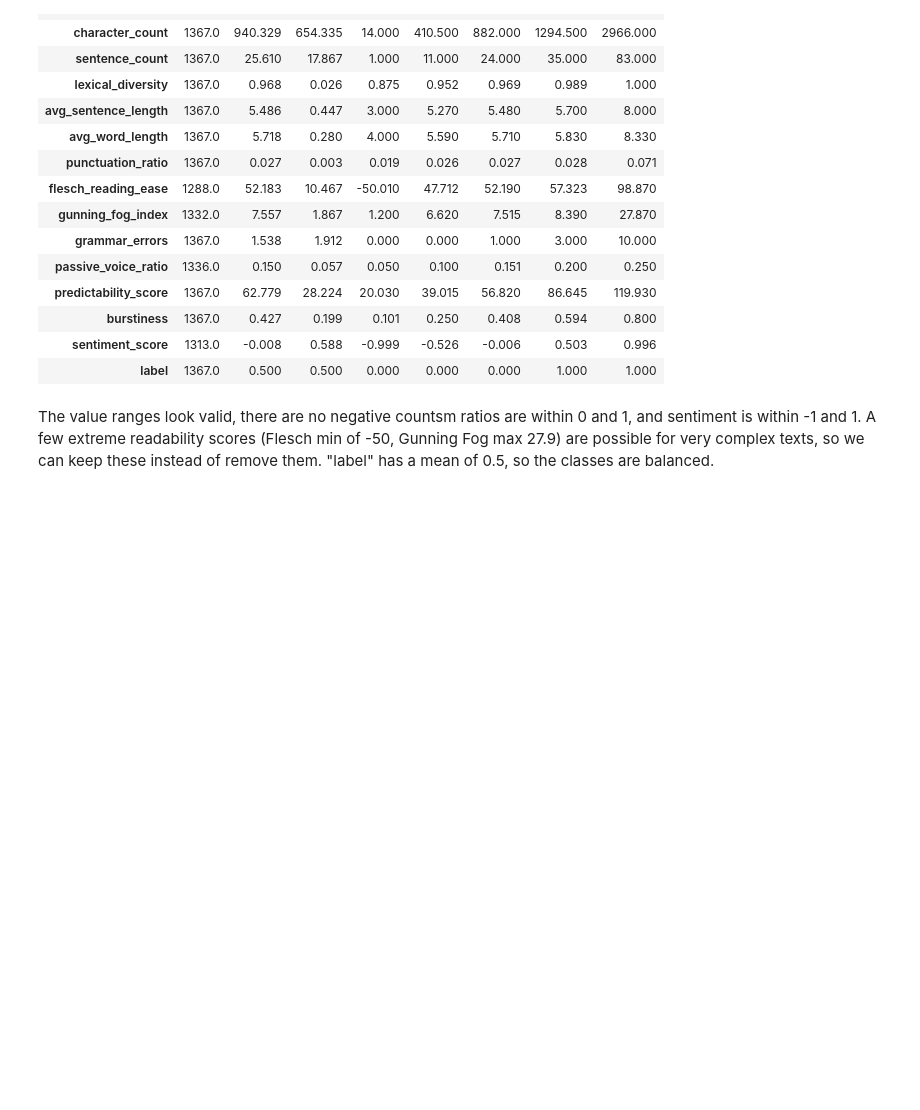
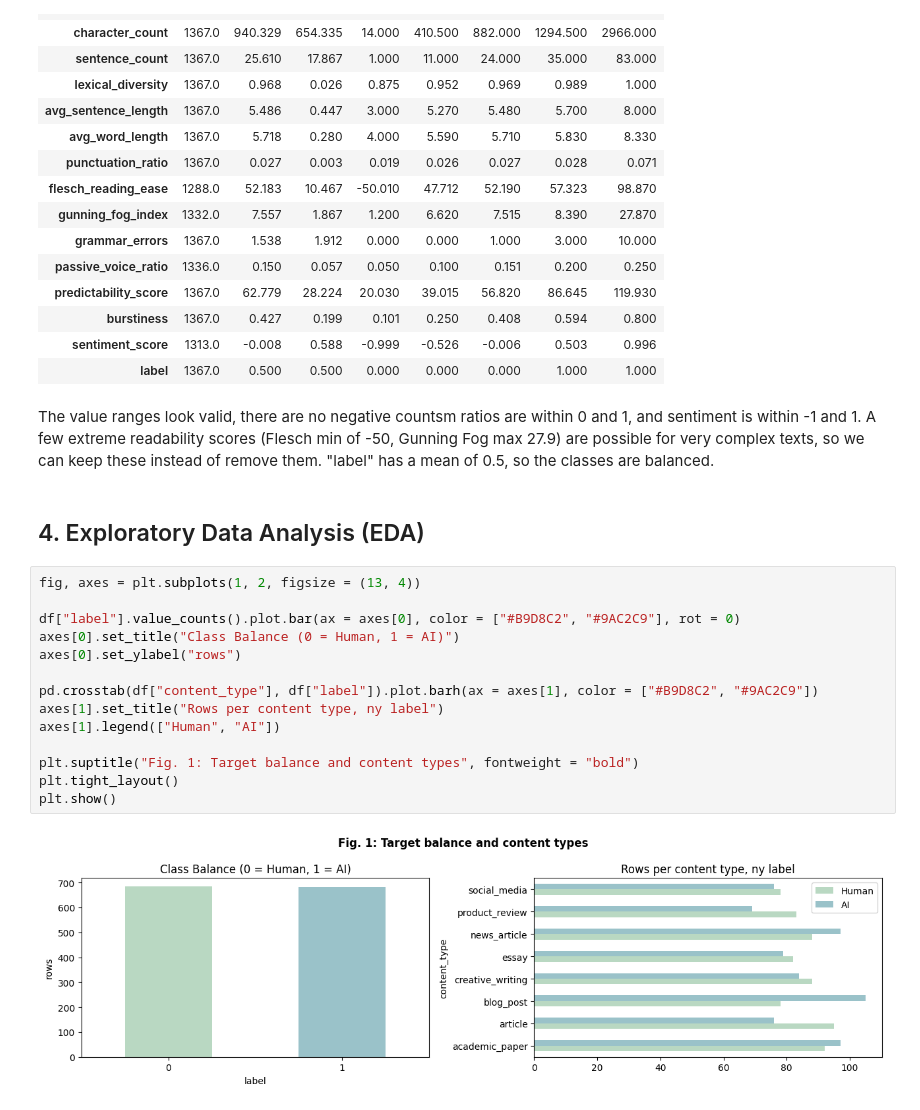
Before and after one commit to crovillo/DS3000-AI-vs-Human-Detection-, a Jupyter notebook: DS3000_AIvsHumanDetection_Group13.ipynb, the cells around one changed output. Drawn from its saved outputs; the diff is of its cells as text; blank space fills up the shorter version.

Commit message:
Target balance and Content types (EDA)

```diff
--- a/DS3000_AIvsHumanDetection_Group13.ipynb
+++ b/DS3000_AIvsHumanDetection_Group13.ipynb
@@ -122,3 +122,21 @@ df.describe().T.round(3)
 | label | 1367.0 | 0.500 | 0.500 | 0.000 | 0.000 | 0.000 | 1.000 | 1.000 |
 # %% [markdown]
 The value ranges look valid, there are no negative countsm ratios are within 0 and 1, and sentiment is within -1 and 1. A few extreme readability scores (Flesch min of -50, Gunning Fog max 27.9) are possible for very complex texts, so we can keep these instead of remove them. "label" has a mean of 0.5, so the classes are balanced.
+# %% [markdown]
+## 4. Exploratory Data Analysis (EDA)
+# %%
+fig, axes = plt.subplots(1, 2, figsize = (13, 4))
+
+df["label"].value_counts().plot.bar(ax = axes[0], color = ["#B9D8C2", "#9AC2C9"], rot = 0)
+axes[0].set_title("Class Balance (0 = Human, 1 = AI)")
+axes[0].set_ylabel("rows")
+
+pd.crosstab(df["content_type"], df["label"]).plot.barh(ax = axes[1], color = ["#B9D8C2", "#9AC2C9"])
+axes[1].set_title("Rows per content type, ny label")
+axes[1].legend(["Human", "AI"])
+
+plt.suptitle("Fig. 1: Target balance and content types", fontweight = "bold")
+plt.tight_layout()
+plt.show()
+# %% [output]
+[figure, added]
```
